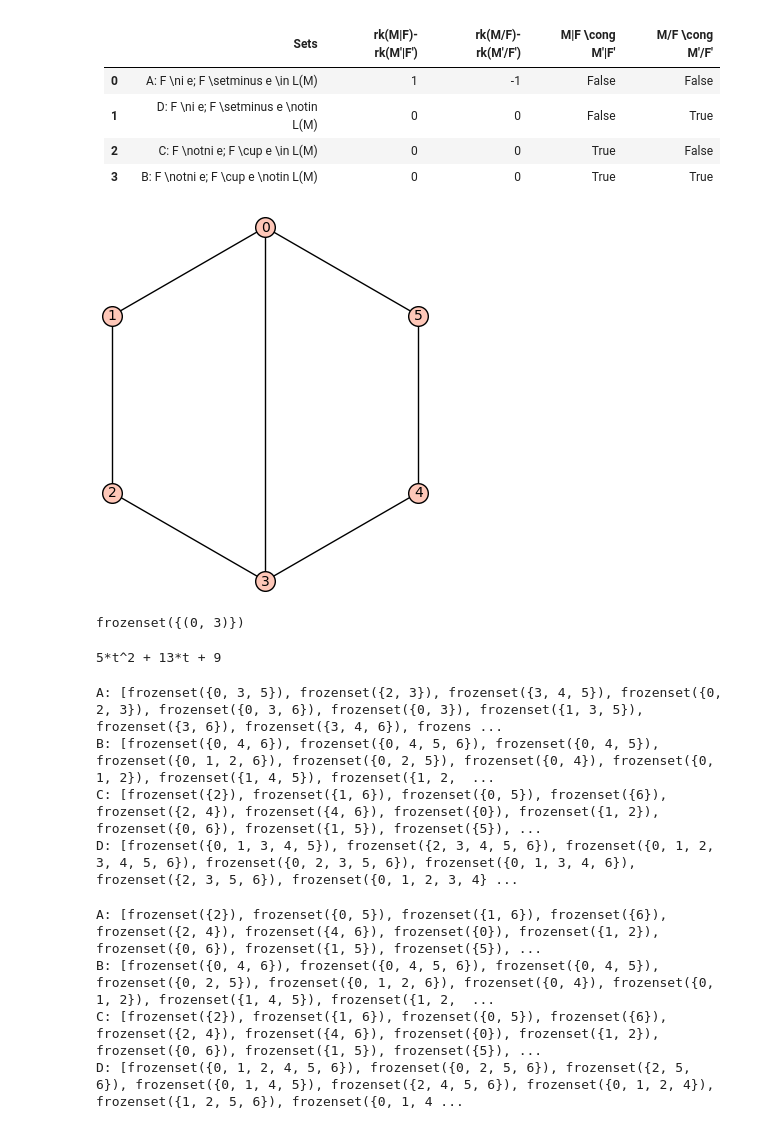
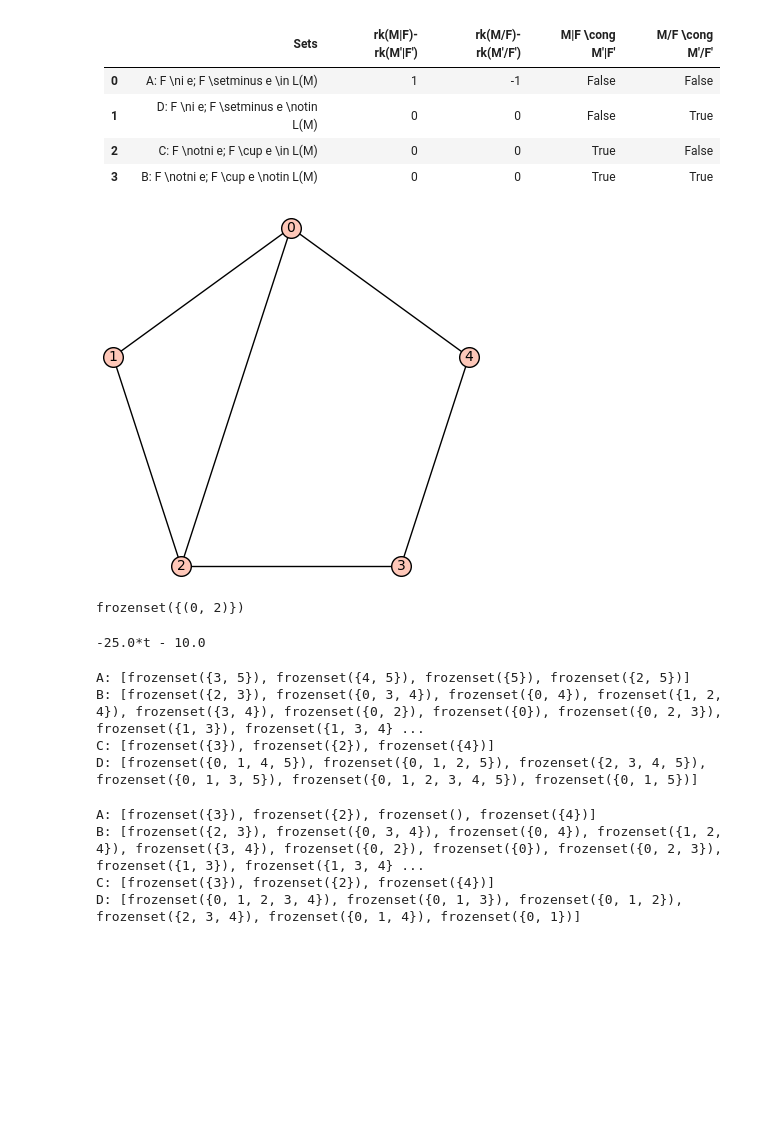
Before and after one commit to NutanNepal/ChowringofMatroids, a Jupyter notebook: qpolys/w-example4 copy.ipynb, the cells around one changed output. Drawn from its saved outputs; the diff is of its cells as text; code cells hidden in the pictures; blank space fills up the shorter version.

```diff
--- a/qpolys/w-example4 copy.ipynb
+++ b/qpolys/w-example4 copy.ipynb
@@ -206,36 +70,31 @@ display(Latex(df.to_html(escape=False)))
 </table>
 # %%
 #creating parallel connection of cycles
-m, n = 4, 4
+m, n = 3, 4
 
 def parallel_connection(m, n):
     G = graphs.CycleGraph(m + n - 2)
     G.add_edge(0, m-1)
     edge_e = frozenset({(0, m - 1)})
     return G, edge_e
 
 G, edge_e = parallel_connection(m, n)
 G.show()
 M = Matroid(G)
 
 #M = matroids.Wheel(3)
 #edge_e = frozenset({0})
 
 
 flats = M.lattice_of_flats().list()
 gset = M.groundset()
 labels = {element: idx for idx, element in enumerate(gset)}
 relabel_flats = {flat: frozenset({labels[element] for element in flat}) for flat in flats}
 edge_e
 # %% [output]
-[figure, old version]
+[figure, new version]
-frozenset({(0, 3)})
+frozenset({(0, 2)})
 # %%
-R = PolynomialRing(QQ, 't')
-q = R.gen()
-kl_inverse_fasts = {(5, 4): 14*q**2 + 24*q + 12, (3, 4): 5*q + 6}
-#checking above result
-
 def invKL(M):
     L = M.lattice_of_flats()
     if M.rank() == 0:
@@ -251,7 +110,7 @@ def kl(M):
 
 kl_inverse_fast(M)
 # %% [output]
-5*t^2 + 13*t + 9
+-25.0*t - 10.0
 # %%
 def set_division(M, e):
     L = M.lattice_of_flats()
@@ -275,10 +134,10 @@ divs_deletion = {x: set(frozenset(set(y) - set(edge_e)) for y in divs[x]) for x
 for key, value in divs.items():
     print(f"{key}: {[relabel_flats[v] for v in value]}")
 # %% [output]
-A: [frozenset({0, 3, 5}), frozenset({2, 3}), frozenset({3, 4, 5}), frozenset({0, 2, 3}), frozenset({0, 3, 6}), frozenset({0, 3}), frozenset({1, 3, 5}), frozenset({3, 6}), frozenset({3, 4, 6}), frozens ...
-B: [frozenset({0, 4, 6}), frozenset({0, 4, 5, 6}), frozenset({0, 4, 5}), frozenset({0, 1, 2, 6}), frozenset({0, 2, 5}), frozenset({0, 4}), frozenset({0, 1, 2}), frozenset({1, 4, 5}), frozenset({1, 2,  ...
-C: [frozenset({2}), frozenset({1, 6}), frozenset({0, 5}), frozenset({6}), frozenset({2, 4}), frozenset({4, 6}), frozenset({0}), frozenset({1, 2}), frozenset({0, 6}), frozenset({1, 5}), frozenset({5}), ...
-D: [frozenset({0, 1, 3, 4, 5}), frozenset({2, 3, 4, 5, 6}), frozenset({0, 1, 2, 3, 4, 5, 6}), frozenset({0, 2, 3, 5, 6}), frozenset({0, 1, 3, 4, 6}), frozenset({2, 3, 5, 6}), frozenset({0, 1, 2, 3, 4} ...
+A: [frozenset({3, 5}), frozenset({4, 5}), frozenset({5}), frozenset({2, 5})]
+B: [frozenset({2, 3}), frozenset({0, 3, 4}), frozenset({0, 4}), frozenset({1, 2, 4}), frozenset({3, 4}), frozenset({0, 2}), frozenset({0}), frozenset({0, 2, 3}), frozenset({1, 3}), frozenset({1, 3, 4} ...
+C: [frozenset({3}), frozenset({2}), frozenset({4})]
+D: [frozenset({0, 1, 4, 5}), frozenset({0, 1, 2, 5}), frozenset({2, 3, 4, 5}), frozenset({0, 1, 3, 5}), frozenset({0, 1, 2, 3, 4, 5}), frozenset({0, 1, 5})]
 # %%
 deletion_flats = M.delete(edge_e).lattice_of_flats().list()
 
@@ -287,10 +146,10 @@ relabel_flats_deletion = {flat: frozenset({labels[element] for element in flat})
 for key, value in divs_deletion.items():
     print(f"{key}: {[relabel_flats_deletion[v] for v in value]}")
 # %% [output]
-A: [frozenset({2}), frozenset({0, 5}), frozenset({1, 6}), frozenset({6}), frozenset({2, 4}), frozenset({4, 6}), frozenset({0}), frozenset({1, 2}), frozenset({0, 6}), frozenset({1, 5}), frozenset({5}), ...
-B: [frozenset({0, 4, 6}), frozenset({0, 4, 5, 6}), frozenset({0, 4, 5}), frozenset({0, 2, 5}), frozenset({0, 1, 2, 6}), frozenset({0, 4}), frozenset({0, 1, 2}), frozenset({1, 4, 5}), frozenset({1, 2,  ...
-C: [frozenset({2}), frozenset({1, 6}), frozenset({0, 5}), frozenset({6}), frozenset({2, 4}), frozenset({4, 6}), frozenset({0}), frozenset({1, 2}), frozenset({0, 6}), frozenset({1, 5}), frozenset({5}), ...
-D: [frozenset({0, 1, 2, 4, 5, 6}), frozenset({0, 2, 5, 6}), frozenset({2, 5, 6}), frozenset({0, 1, 4, 5}), frozenset({2, 4, 5, 6}), frozenset({0, 1, 2, 4}), frozenset({1, 2, 5, 6}), frozenset({0, 1, 4 ...
+A: [frozenset({3}), frozenset({2}), frozenset(), frozenset({4})]
+B: [frozenset({2, 3}), frozenset({0, 3, 4}), frozenset({0, 4}), frozenset({1, 2, 4}), frozenset({3, 4}), frozenset({0, 2}), frozenset({0}), frozenset({0, 2, 3}), frozenset({1, 3}), frozenset({1, 3, 4} ...
+C: [frozenset({3}), frozenset({2}), frozenset({4})]
+D: [frozenset({0, 1, 2, 3, 4}), frozenset({0, 1, 3}), frozenset({0, 1, 2}), frozenset({2, 3, 4}), frozenset({0, 1, 4}), frozenset({0, 1})]
 # %%
 def plotmatroid(m):
     return m.lattice_of_flats().plot(
```
Also changed, not shown: parts of 7 cells of this notebook, 13 other files.
